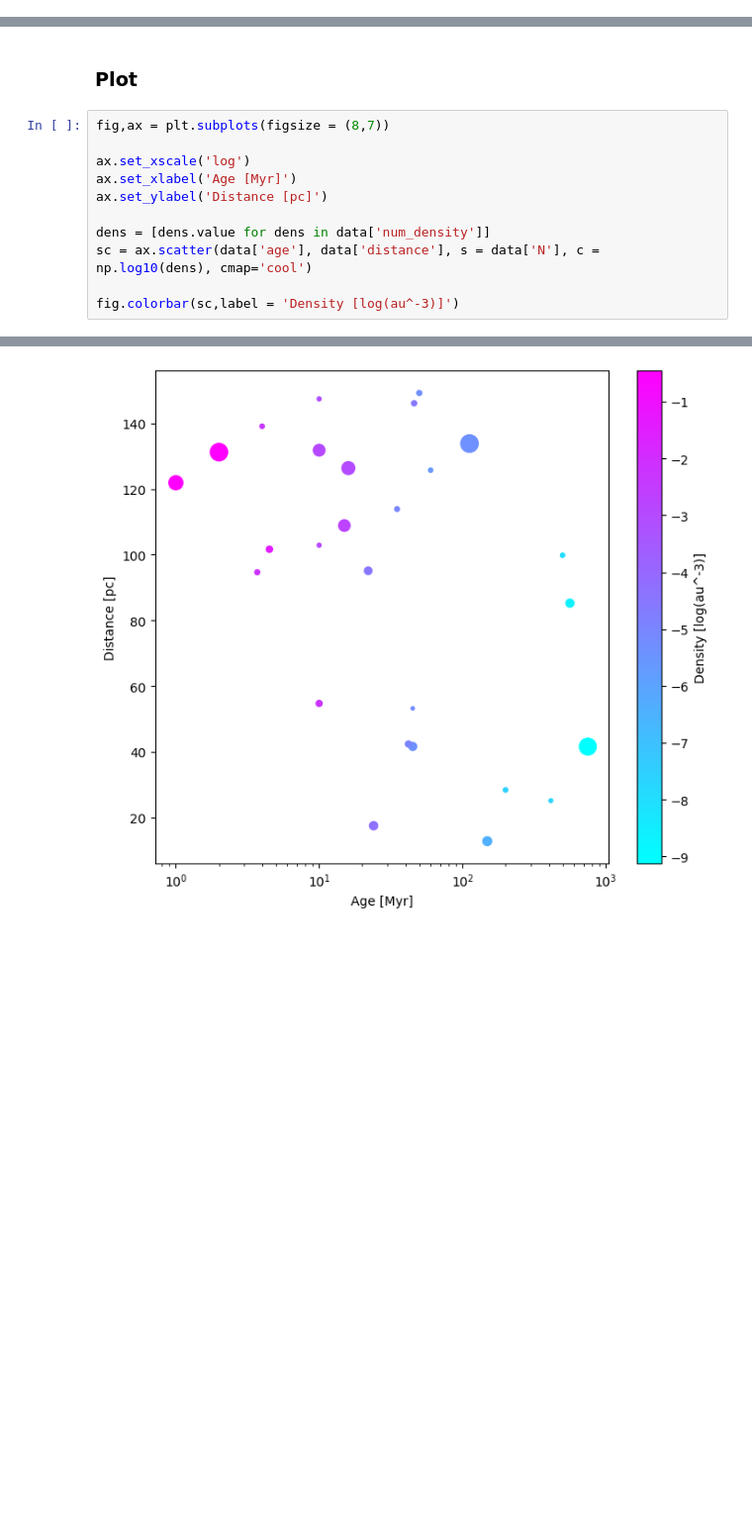
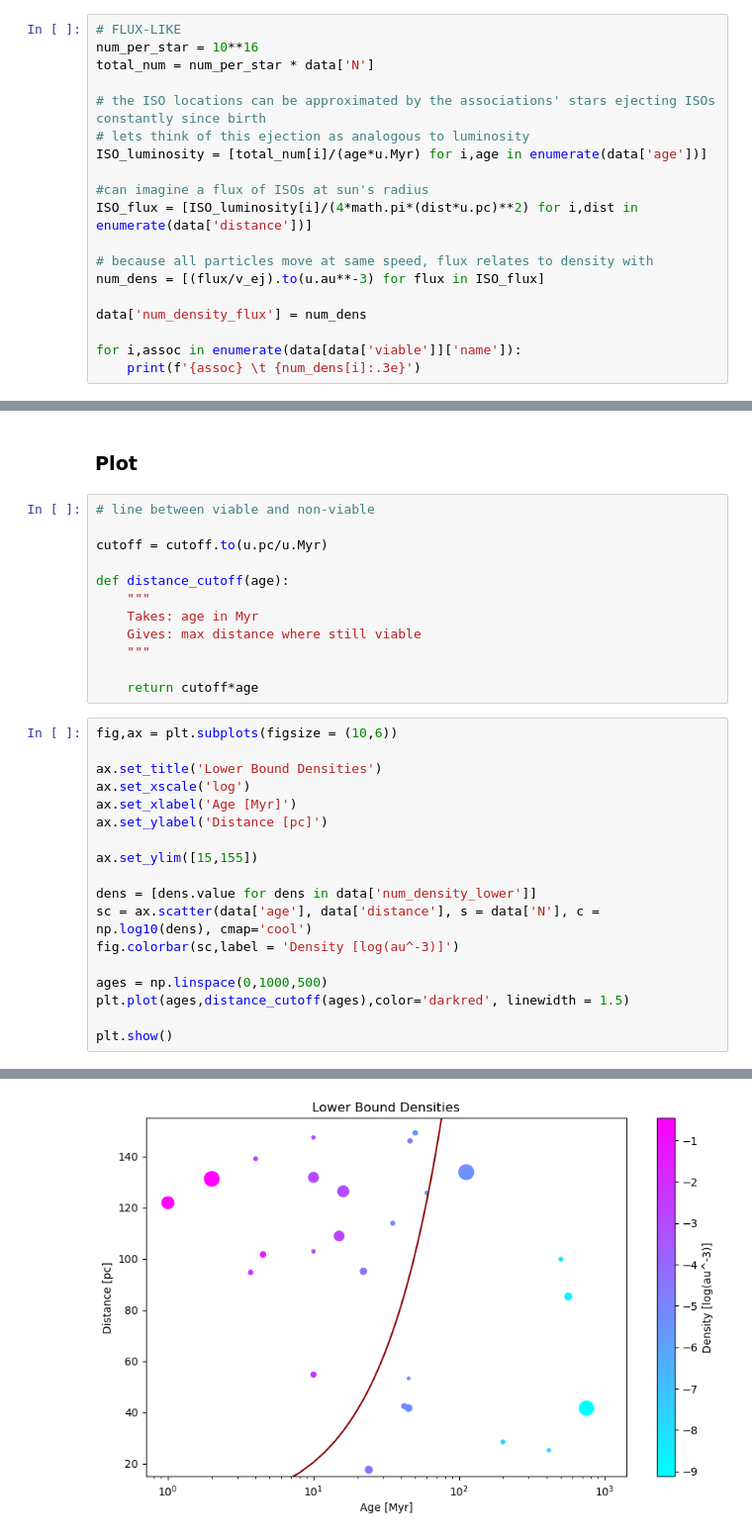
Before and after one commit to AutumnPearce/ISObooks, a Jupyter notebook: associations/associations.ipynb, the cells around one changed output, grey strips where cells are left out. Shown at 99% size. Saved outputs shown, nothing was run; the diff lists cells and outputs as text; blank space fills up the shorter version.

```diff
--- a/associations/associations.ipynb
+++ b/associations/associations.ipynb
@@ -338,0 +374,19 @@ PLE      4.005e-06 1 / AU3
+# %%
+# FLUX-LIKE
+num_per_star = 10**16
+total_num = num_per_star * data['N']
+
+# the ISO locations can be approximated by the associations' stars ejecting ISOs constantly since birth
+# lets think of this ejection as analogous to luminosity
+ISO_luminosity = [total_num[i]/(age*u.Myr) for i,age in enumerate(data['age'])]
+
+#can imagine a flux of ISOs at sun's radius
+ISO_flux = [ISO_luminosity[i]/(4*math.pi*(dist*u.pc)**2) for i,dist in enumerate(data['distance'])]
+
+# because all particles move at same speed, flux relates to density with
+num_dens = [(flux/v_ej).to(u.au**-3) for flux in ISO_flux]
+
+data['num_density_flux'] = num_dens
+
+for i,assoc in enumerate(data[data['viable']]['name']):
+    print(f'{assoc} \t {num_dens[i]:.3e}')
@@ -359,14 +426,33 @@ data
 # %% [markdown]
 ### Plot
+# %%
+# line between viable and non-viable
+
+cutoff = cutoff.to(u.pc/u.Myr)
+
+def distance_cutoff(age):
+    """
+    Takes: age in Myr
+    Gives: max distance where still viable
+    """
+
+    return cutoff*age
 # %%
-fig,ax = plt.subplots(figsize = (8,7))
+fig,ax = plt.subplots(figsize = (10,6))
 
+ax.set_title('Lower Bound Densities')
 ax.set_xscale('log')
 ax.set_xlabel('Age [Myr]')
 ax.set_ylabel('Distance [pc]')
 
-dens = [dens.value for dens in data['num_density']]
+ax.set_ylim([15,155])
+
+dens = [dens.value for dens in data['num_density_lower']]
 sc = ax.scatter(data['age'], data['distance'], s = data['N'], c = np.log10(dens), cmap='cool')
+fig.colorbar(sc,label = 'Density [log(au^-3)]')
 
-fig.colorbar(sc,label = 'Density [log(au^-3)]')
+ages = np.linspace(0,1000,500)
+plt.plot(ages,distance_cutoff(ages),color='darkred', linewidth = 1.5)
+
+plt.show()
 # %% [output]
@@ -374 +459 @@ fig.colorbar(sc,label = 'Density [log(au^-3)]')
-[figure, old version]
+[figure, new version]
```
Also changed, not shown: parts of 7 cells of this notebook.
